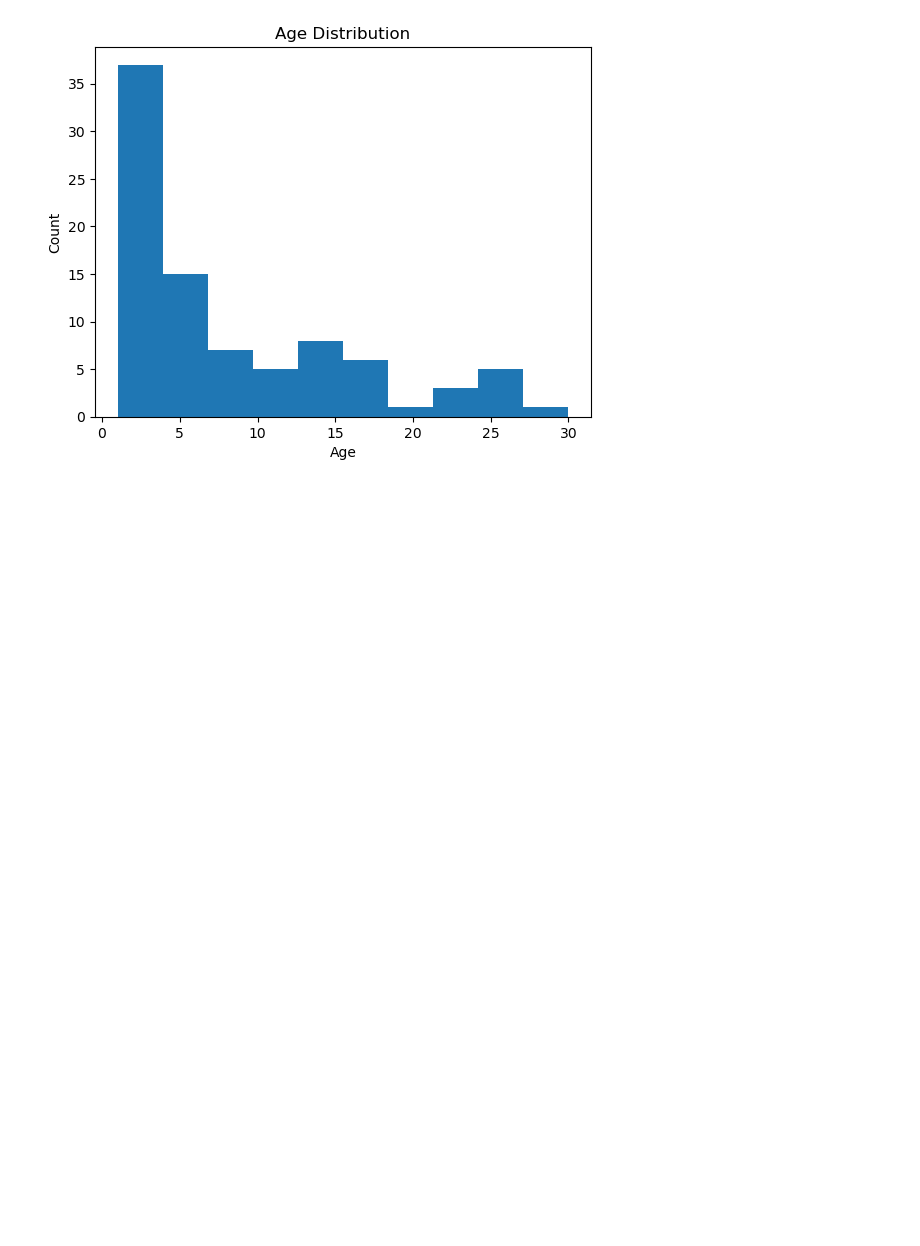
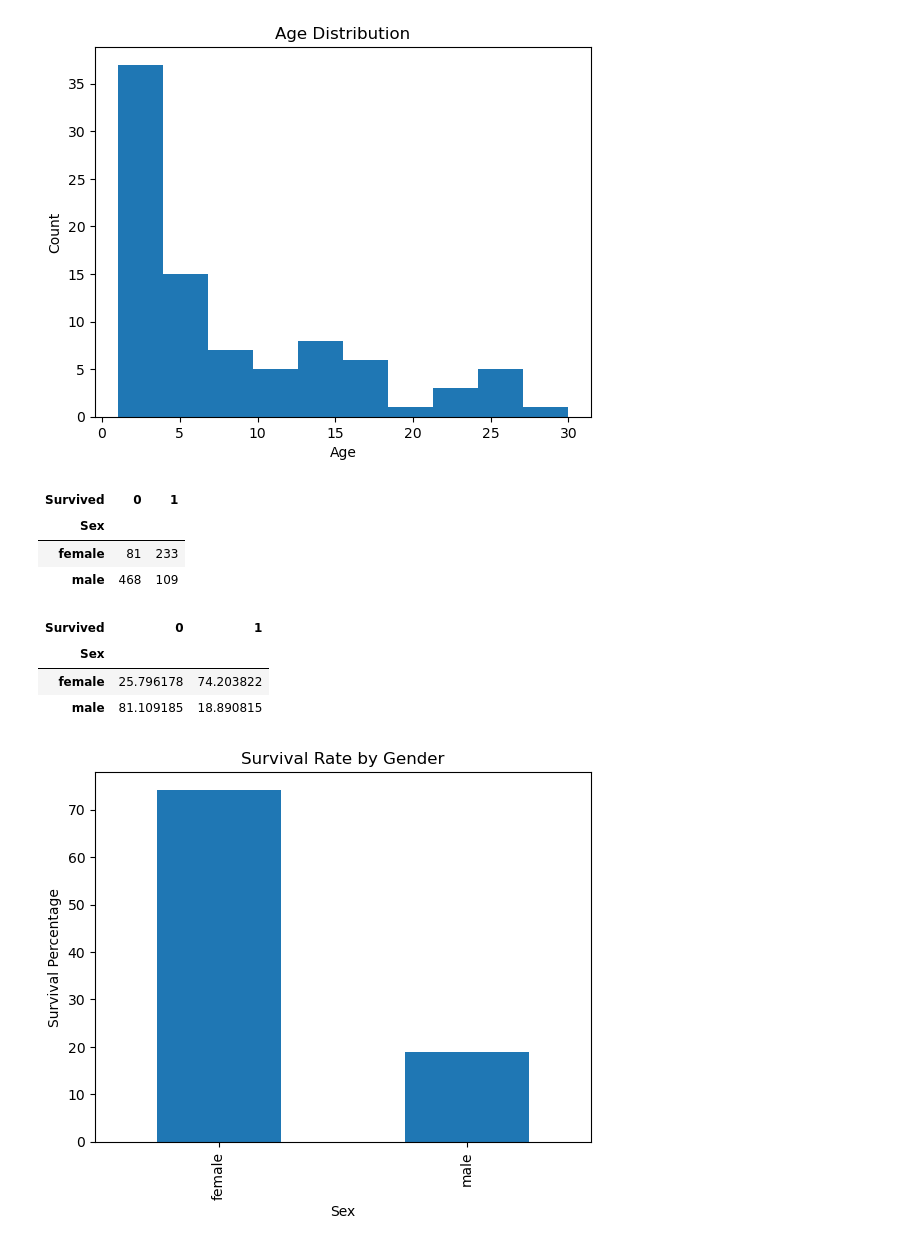
Before and after one commit to darshan-vgithub/DataSciencePractice_youtube, a Jupyter notebook: EDA/titanic_eda.ipynb, the cells around one changed output. Drawn from its saved outputs; the diff is of its cells as text; code cells hidden in the pictures; blank space fills up the shorter version.

```diff
--- a/EDA/titanic_eda.ipynb
+++ b/EDA/titanic_eda.ipynb
@@ -161,3 +178,30 @@ df["Age"].value_counts().plot(kind="hist", title="Age Distribution", xlabel="Age
 # %% [output]
 <Axes: title={'center': 'Age Distribution'}, xlabel='Age', ylabel='Count'>
 [figure]
+# %%
+pd.crosstab(df["Sex"], df["Survived"])
+# %% [output]
+| Survived | 0 | 1 |
+| Sex |  |  |
+| female | 81 | 233 |
+| male | 468 | 109 |
+# %%
+pd.crosstab(df["Sex"], df["Survived"], normalize="index") * 100
+# %% [output]
+| Survived | 0 | 1 |
+| Sex |  |  |
+| female | 25.796178 | 74.203822 |
+| male | 81.109185 | 18.890815 |
+# %%
+survival_rate = pd.crosstab(
+    df["Sex"],
+    df["Survived"],
+    normalize="index"
+) * 100
+
+survival_rate[1].plot(kind="bar")
+plt.title("Survival Rate by Gender")
+plt.ylabel("Survival Percentage")
+plt.show()
+# %% [output]
+[figure, added]
```
Also changed, not shown: parts of 18 cells of this notebook.
